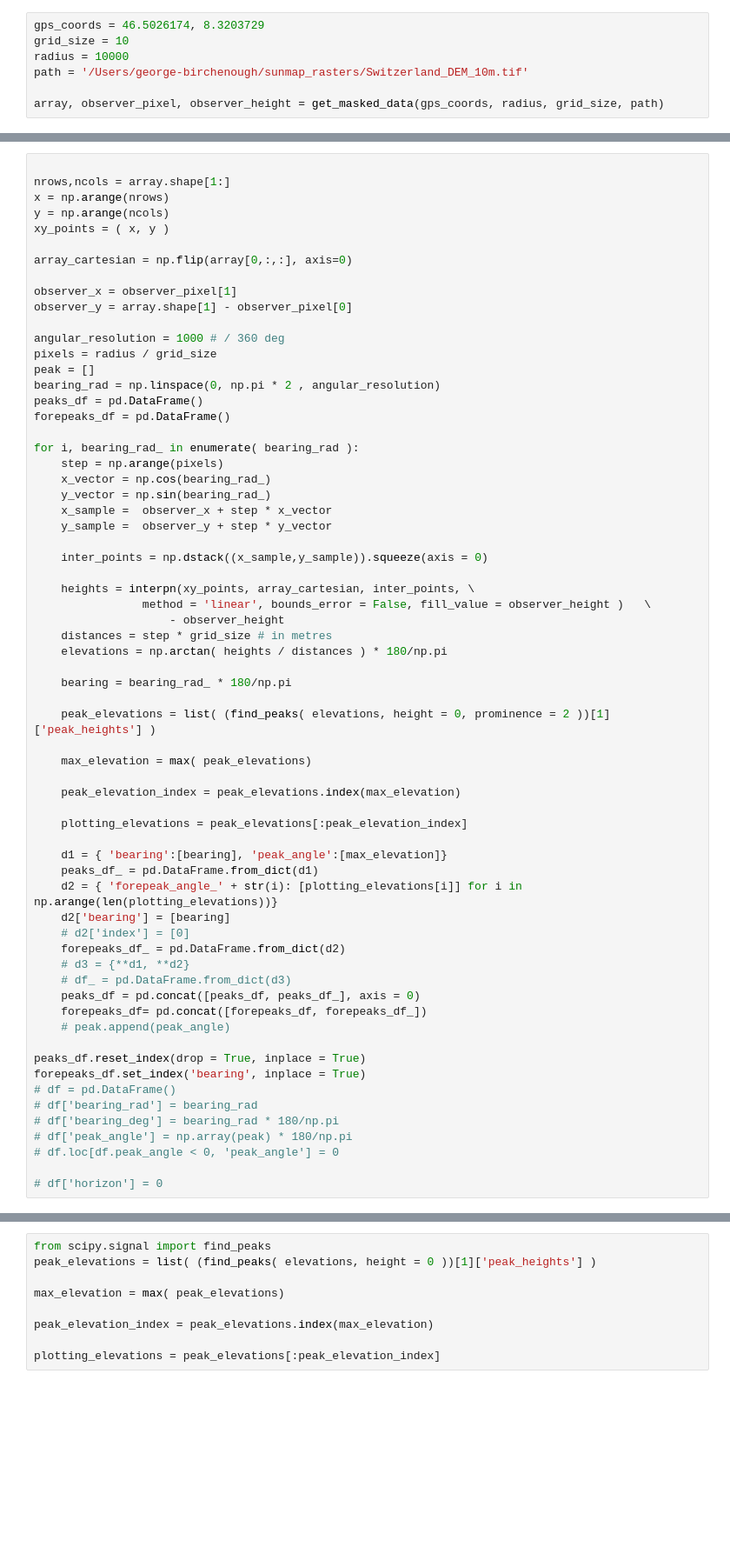
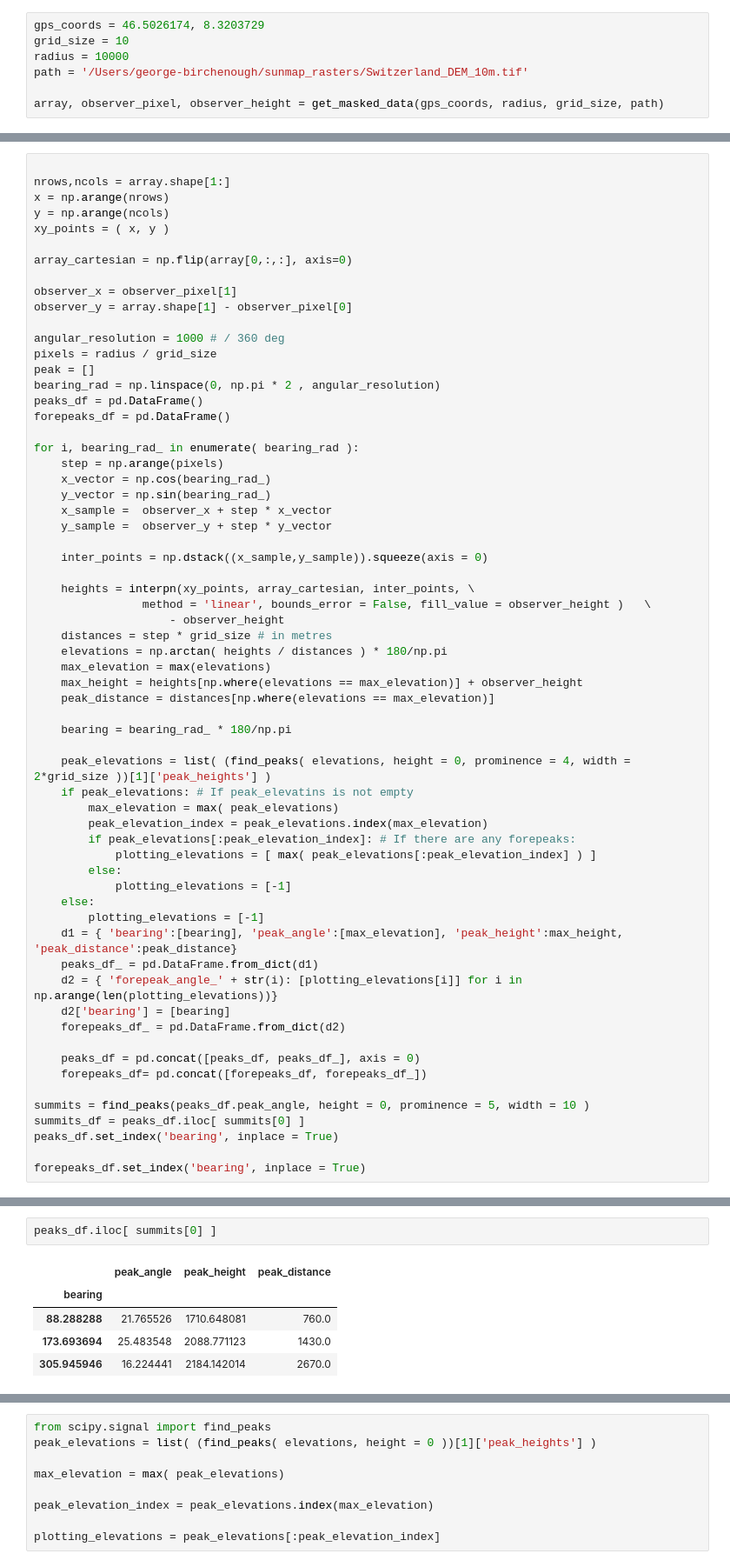
Before and after one commit to georgebirch/sunmap, a Jupyter notebook: Colab_app.ipynb, the cells around one changed output, grey strips where cells are left out. Shown: that part at 87% size. Saved outputs shown, nothing was run; the diff lists cells and outputs as text; blank space fills up the shorter version.

Commit message:
Summit heights and fore-summits plotting features added

```diff
--- a/Colab_app.ipynb
+++ b/Colab_app.ipynb
@@ -47,35 +43,33 @@ for i, bearing_rad_ in enumerate( bearing_rad ):
                     - observer_height
     distances = step * grid_size # in metres
     elevations = np.arctan( heights / distances ) * 180/np.pi
+    max_elevation = max(elevations)
+    max_height = heights[np.where(elevations == max_elevation)] + observer_height
+    peak_distance = distances[np.where(elevations == max_elevation)]
 
     bearing = bearing_rad_ * 180/np.pi
 
-    peak_elevations = list( (find_peaks( elevations, height = 0, prominence = 2 ))[1]['peak_heights'] )
-
-    max_elevation = max( peak_elevations)
-
-    peak_elevation_index = peak_elevations.index(max_elevation)
-
-    plotting_elevations = peak_elevations[:peak_elevation_index]
-
-    d1 = { 'bearing':[bearing], 'peak_angle':[max_elevation]}
+    peak_elevations = list( (find_peaks( elevations, height = 0, prominence = 4, width = 2*grid_size ))[1]['peak_heights'] )
+    if peak_elevations: # If peak_elevatins is not empty
+        max_elevation = max( peak_elevations)
+        peak_elevation_index = peak_elevations.index(max_elevation)
+        if peak_elevations[:peak_elevation_index]: # If there are any forepeaks:
+            plotting_elevations = [ max( peak_elevations[:peak_elevation_index] ) ]
+        else:
+            plotting_elevations = [-1]
+    else:
+        plotting_elevations = [-1]
+    d1 = { 'bearing':[bearing], 'peak_angle':[max_elevation], 'peak_height':max_height,  'peak_distance':peak_distance}
     peaks_df_ = pd.DataFrame.from_dict(d1)
     d2 = { 'forepeak_angle_' + str(i): [plotting_elevations[i]] for i in np.arange(len(plotting_elevations))}
     d2['bearing'] = [bearing]
-    # d2['index'] = [0]
     forepeaks_df_ = pd.DataFrame.from_dict(d2)
-    # d3 = {**d1, **d2}
-    # df_ = pd.DataFrame.from_dict(d3)
+
     peaks_df = pd.concat([peaks_df, peaks_df_], axis = 0)
     forepeaks_df= pd.concat([forepeaks_df, forepeaks_df_])
-    # peak.append(peak_angle)
 
-peaks_df.reset_index(drop = True, inplace = True)
+summits = find_peaks(peaks_df.peak_angle, height = 0, prominence = 5, width = 10 )
+summits_df = peaks_df.iloc[ summits[0] ]
+peaks_df.set_index('bearing', inplace = True)
+
 forepeaks_df.set_index('bearing', inplace = True)
-# df = pd.DataFrame()
-# df['bearing_rad'] = bearing_rad
-# df['bearing_deg'] = bearing_rad * 180/np.pi
-# df['peak_angle'] = np.array(peak) * 180/np.pi
-# df.loc[df.peak_angle < 0, 'peak_angle'] = 0
-
-# df['horizon'] = 0
@@ -106,3 +83,11 @@ plt.plot(forepeaks_df)
+# %%
+peaks_df.iloc[ summits[0] ]
+# %% [output]
+|  | peak_angle | peak_height | peak_distance |
+| bearing |  |  |  |
+| 88.288288 | 21.765526 | 1710.648081 | 760.0 |
+| 173.693694 | 25.483548 | 2088.771123 | 1430.0 |
+| 305.945946 | 16.224441 | 2184.142014 | 2670.0 |
 # %%
 d3['index '] = [0]
 d3
```
Also changed, not shown: parts of 9 cells of this notebook, 3 other files.
